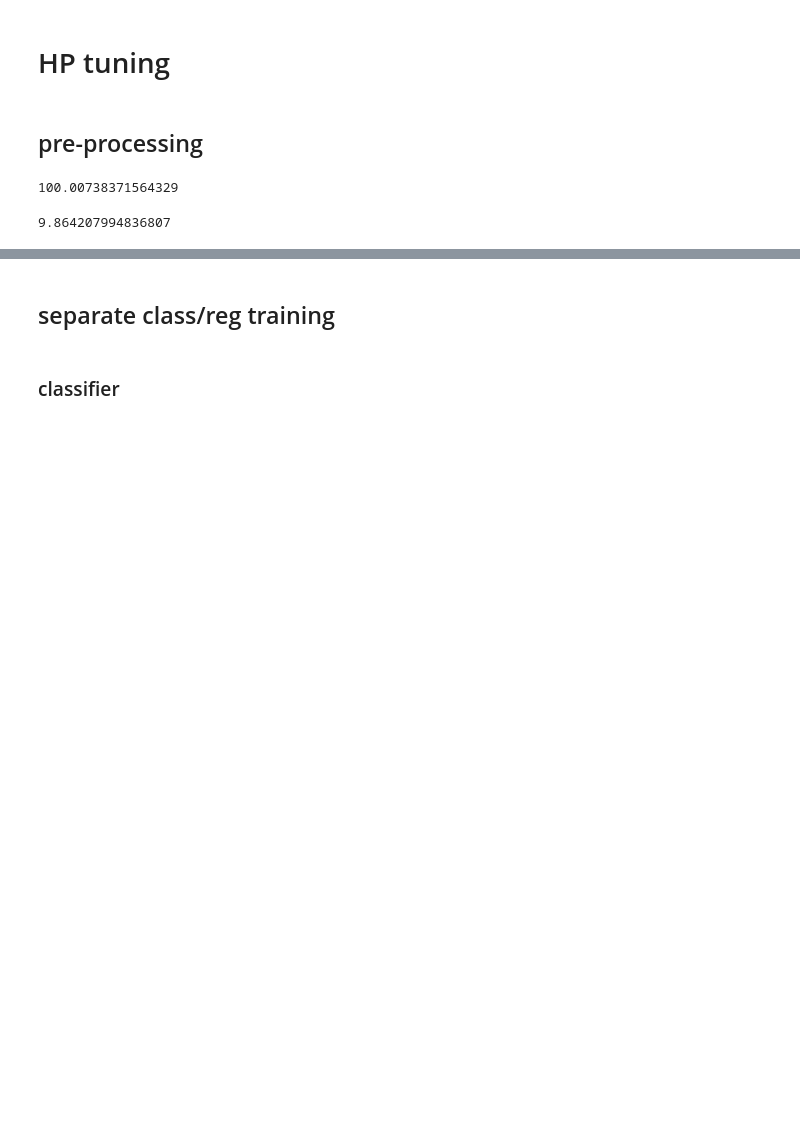
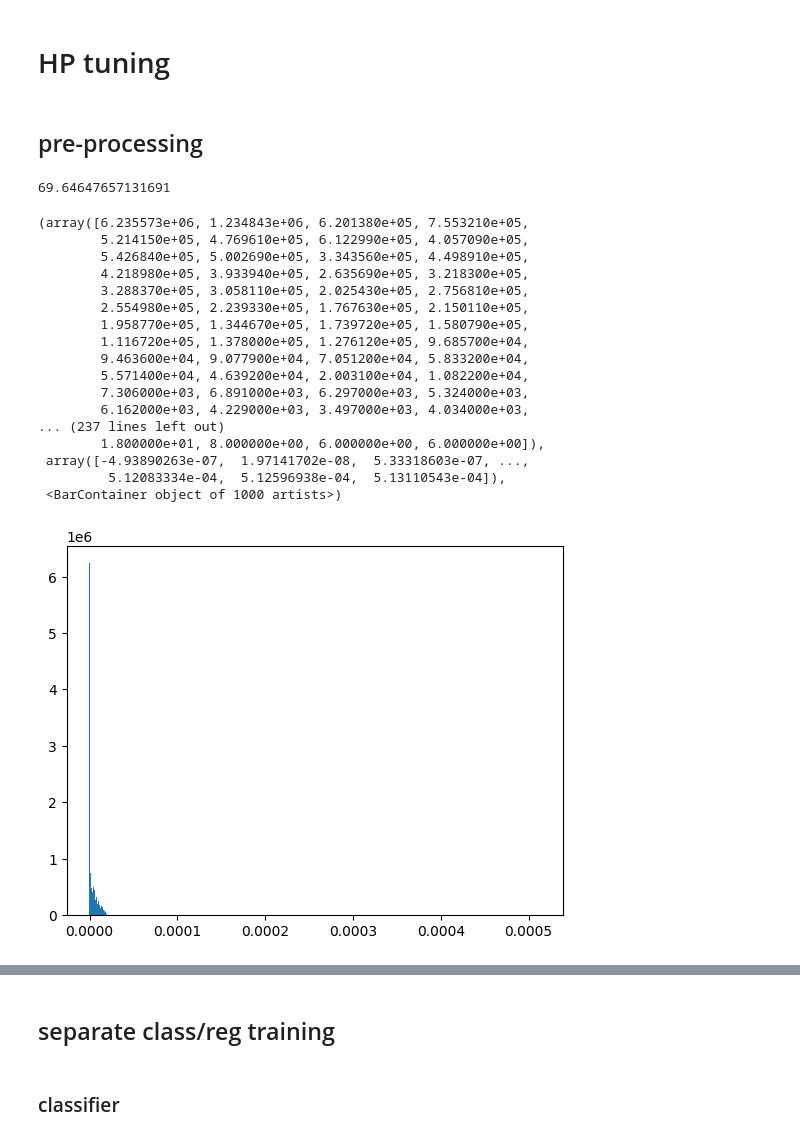
Before and after one commit to arthurzqhu/BOSS_PPE, a Jupyter notebook: hp_tuning.ipynb, the cells around one changed output, grey strips where cells are left out. Cells and saved outputs as stored; diff of their text form; code cells hidden in the pictures; blank space fills up the shorter version.

```diff
--- a/hp_tuning.ipynb
+++ b/hp_tuning.ipynb
@@ -47,19 +47,19 @@ To enable the following instructions: AVX2 AVX512F AVX512_VNNI AVX512_BF16 FMA,
 # %%
 # time.sleep(600)
 
-case_name = 'condevp_withcoal'
+case_name = 'fullmic'
 base_path = '/home/arthurhu/BOSS_PPE/PPE csv/'
-ppe_params_fn = case_name + '_ppe_params.csv'
-ppe_sim_fn = case_name + '_LWP234_ppe_var.csv'
-target_var_fn = case_name + '_LWP234_target_var.csv'
+ppe_params_fn = case_name + '_Psed_ppe_params.csv'
+ppe_sim_fn = case_name + '_Psed_LWP1234_ppe_var.csv'
+target_var_fn = case_name + '_LWP1234_target_var.csv'
 
 param_all_idx = np.arange(40)
 # REVIEW: check every time if this is true ... not sure how to implement this programatically
 # param_interest_idx = np.arange(16,28)
-# param_interest_idx = np.arange(40)
-# param_interest_idx = np.arange(16,28)
+param_interest_idx = np.arange(28,40)
+# param_interest_idx = np.arange(0,28)
 # param_interest_idx = np.arange(12)
-param_interest_idx = np.concatenate((np.arange(0,8), np.arange(16,28)))
+# param_interest_idx = np.concatenate((np.arange(0,8), np.arange(16,28)))
 param_not_int_idx = [i for i in param_all_idx if i not in param_interest_idx]
 
 param_train = ef.get_params(base_path, ppe_params_fn, param_interest_idx)
@@ -97,3 +83,28 @@ y_lin[~np.isfinite(y_lin)] = np.nan
+# %%
+np.nanmean(tgt_sim['vals'][:,65:3665])/np.nanmean(ppe_sim_train['vals'][:,65:3665])
+# %% [output]
+69.64647657131691
+# %%
+plt.hist(ppe_sim_train['vals'][:,65:3665].flatten(), bins=1000)
+# %% [output]
+(array([6.235573e+06, 1.234843e+06, 6.201380e+05, 7.553210e+05,
+        5.214150e+05, 4.769610e+05, 6.122990e+05, 4.057090e+05,
+        5.426840e+05, 5.002690e+05, 3.343560e+05, 4.498910e+05,
+        4.218980e+05, 3.933940e+05, 2.635690e+05, 3.218300e+05,
+        3.288370e+05, 3.058110e+05, 2.025430e+05, 2.756810e+05,
+        2.554980e+05, 2.239330e+05, 1.767630e+05, 2.150110e+05,
+        1.958770e+05, 1.344670e+05, 1.739720e+05, 1.580790e+05,
+        1.116720e+05, 1.378000e+05, 1.276120e+05, 9.685700e+04,
+        9.463600e+04, 9.077900e+04, 7.051200e+04, 5.833200e+04,
+        5.571400e+04, 4.639200e+04, 2.003100e+04, 1.082200e+04,
+        7.306000e+03, 6.891000e+03, 6.297000e+03, 5.324000e+03,
+        6.162000e+03, 4.229000e+03, 3.497000e+03, 4.034000e+03,
+... (237 lines left out)
+        1.800000e+01, 8.000000e+00, 6.000000e+00, 6.000000e+00]),
+ array([-4.93890263e-07,  1.97141702e-08,  5.33318603e-07, ...,
+         5.12083334e-04,  5.12596938e-04,  5.13110543e-04]),
+ <BarContainer object of 1000 artists>)
+[figure, added]
 # %%
 from sklearn import preprocessing
 import sklearn.model_selection as mod_sec
@@ -161,9 +175,0 @@ tgt_all = standscale.transform(tgt_asinh)
-# %%
-np.nanmin(ppe_sim_train['vals'][:,3:3603])
-# %% [output]
-100.00738371564329
-# %%
-a = 2
-print(np.mean(y_lin[:,a])/np.mean(tgt_lin[:,a]))
-# %% [output]
-9.864207994836807
```
Also changed, not shown: parts of 11 cells of this notebook, 4 other files.
